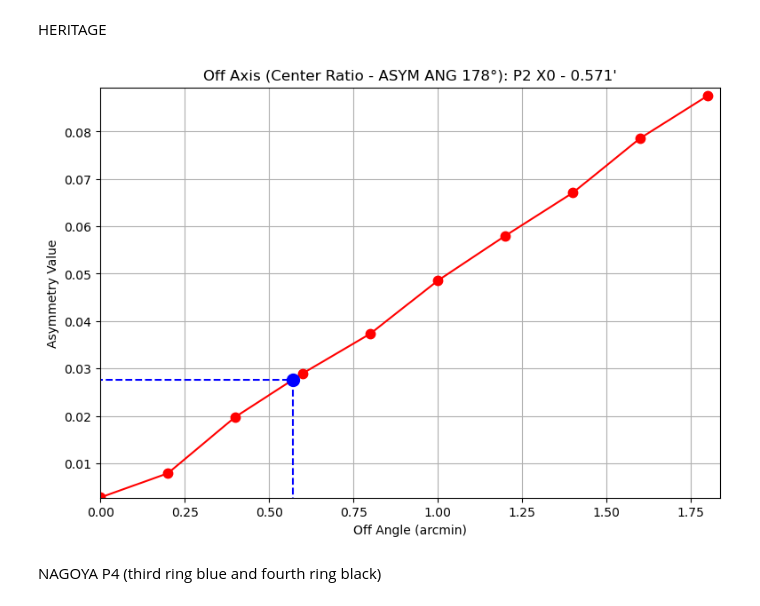
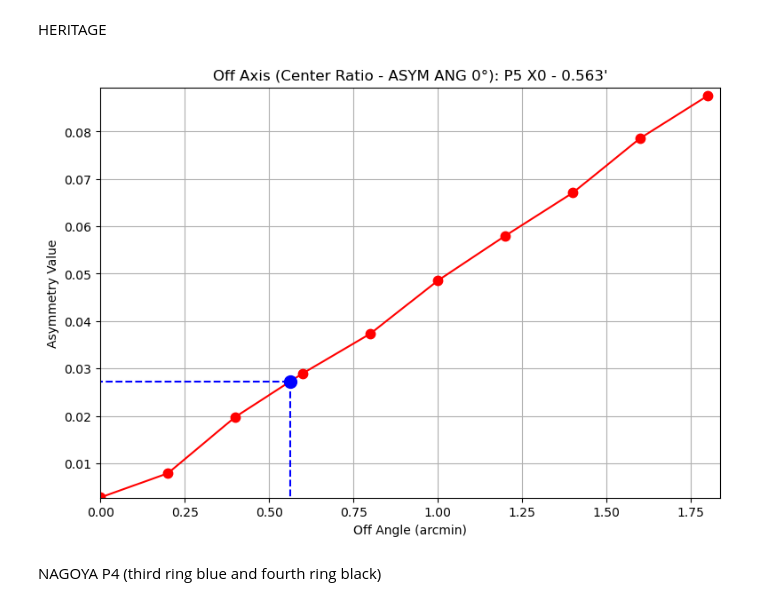
Before and after one commit to dannysun91/opal_foxsi, a Jupyter notebook: python_code/off_angle.ipynb, the cells around one changed output. Saved outputs shown, nothing was run; the diff lists cells and outputs as text; code cells hidden in the pictures.

```diff
--- a/python_code/off_angle.ipynb
+++ b/python_code/off_angle.ipynb
@@ -78,36 +78,36 @@ ani.save("magnetogram.mp4", writer="ffmpeg", dpi=150)
 # %% [markdown]
 HERITAGE
 # %%
-data_offaxis = 0.02765183050852103
-ang_offaxis = 178.44430364815406
+data_offaxis = 0.02729159379235658
+ang_offaxis = 0.3863095022515122
 
 sim_offaxis = np.array([0.0027690215065726926,0.007877376529590108,0.0197810098870243,0.028975685402093,0.037342640308786555,0.04853892731379359,0.05801128173282485,0.0670718096141247,0.07860331508118105,0.08757239767630685])
 sim_angles = np.array([0,0.2,0.4,0.6,0.8,1.0,1.2,1.4,1.6,1.8])
 lab_offaxis  = 'Center Ratio'
 
-pos = 2
+pos = 5
 xmod = 0
 
 offangle = np.interp(data_offaxis,sim_offaxis,sim_angles)
 
 plt.figure(figsize=(9,6))
 plt.plot(sim_angles,sim_offaxis,'r.-',markersize=15)
 plt.plot([-1,offangle],[data_offaxis,data_offaxis],'b--')
 plt.plot([offangle,offangle],[data_offaxis,sim_offaxis[0]*.98],'b--')
 plt.plot(offangle,data_offaxis,'b.',markersize=20)
 plt.xlim([sim_angles[0]*.98,sim_angles[-1]*1.02])
 plt.ylim([sim_offaxis[0]*.98,sim_offaxis[-1]*1.02])
 #plt.xlim([sim_angles[0]*.98,1.9])
 #plt.ylim([sim_offaxis[0]*.98,.105])
 #plt.xlim(10.5,13.0)
 #plt.ylim(.3,.4)
 plt.grid()
 plt.xlabel('Off Angle (arcmin)')
 plt.ylabel('Asymmetry Value')
 plt.title("Off Axis ("+lab_offaxis+" - ASYM ANG {:.0f}°".format(ang_offaxis)+"): P"+str(pos)+ " X"+str(xmod)+ " - {:.3f}\'".format(offangle))
 plt.show()
 # %% [output]
-[figure, old version]
+[figure, new version]
 # %% [markdown]
 NAGOYA P4 (third ring blue and fourth ring black)
 # %%
```
Also changed, not shown: parts of 3 cells of this notebook, 2 other files.
